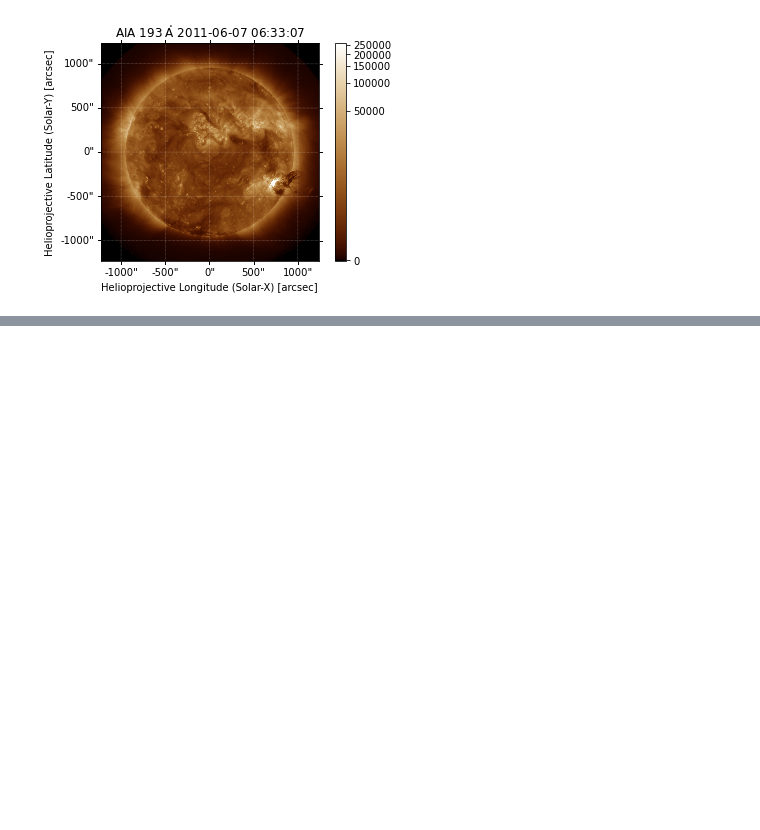
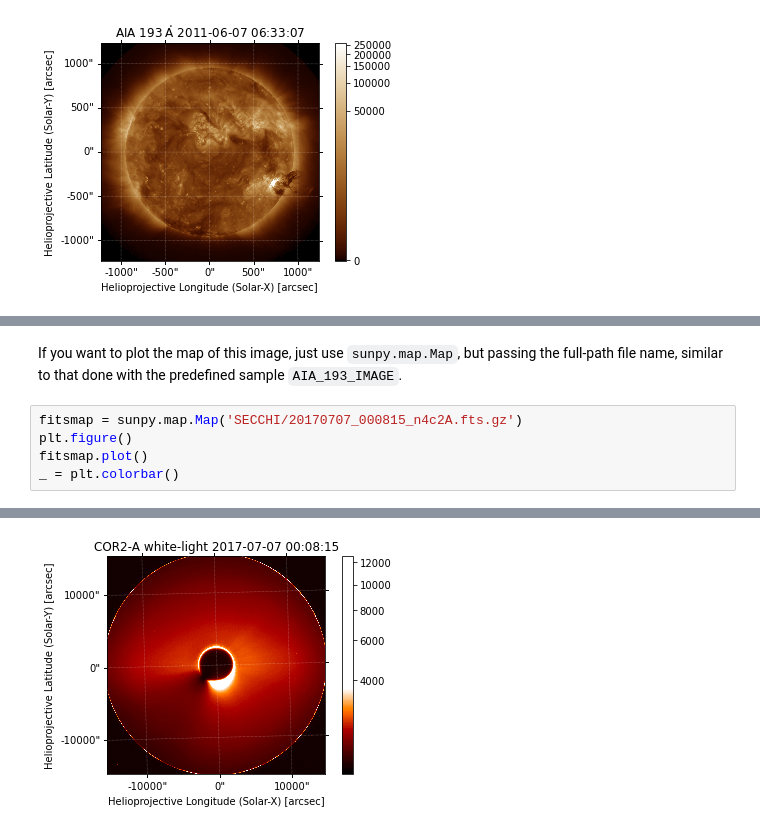
Before and after one commit to nguyenquangchien/SunPy-walkthrough, a Jupyter notebook: SunPy walkthrough.ipynb, the cells around one changed output, grey strips where cells are left out. Drawn from its saved outputs; the diff is of its cells as text; blank space fills up the shorter version.

```diff
--- a/SunPy walkthrough.ipynb
+++ b/SunPy walkthrough.ipynb
@@ -85,0 +151,8 @@ Data files may pre-exist in your local drive. If so, you can directly showing ma
+# %% [markdown]
+If you want to plot the map of this image, just use `sunpy.map.Map`, but passing the full-path file name, similar to that done with the predefined sample `AIA_193_IMAGE`.
+# %%
+fitsmap = sunpy.map.Map('SECCHI/20170707_000815_n4c2A.fts.gz')
+plt.figure()
+fitsmap.plot()
+_ = plt.colorbar()
+# %% [output]
@@ -85,0 +161 @@ Data files may pre-exist in your local drive. If so, you can directly showing ma
+[figure, added]
```
Also changed, not shown: parts of 27 cells of this notebook, 3 other files.
